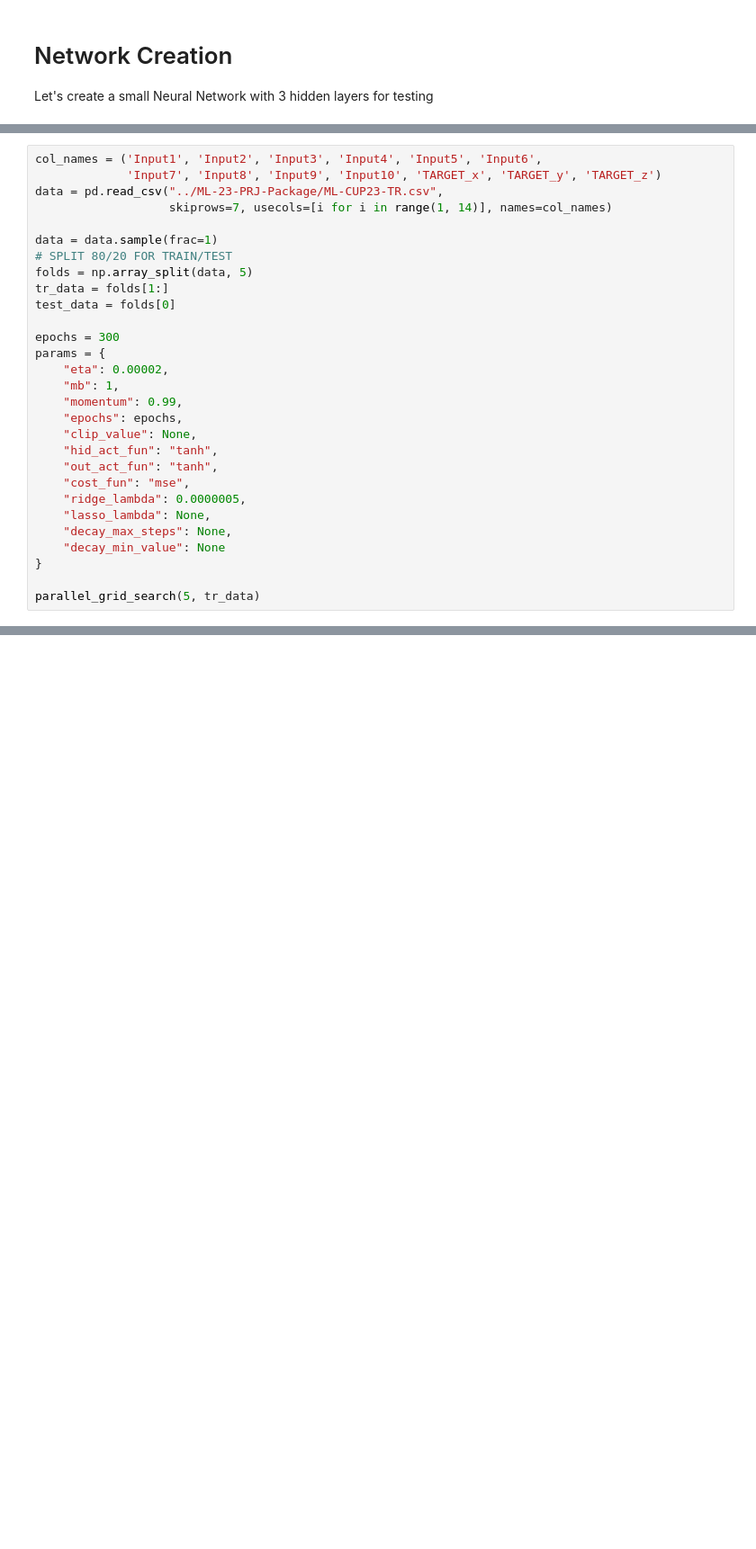
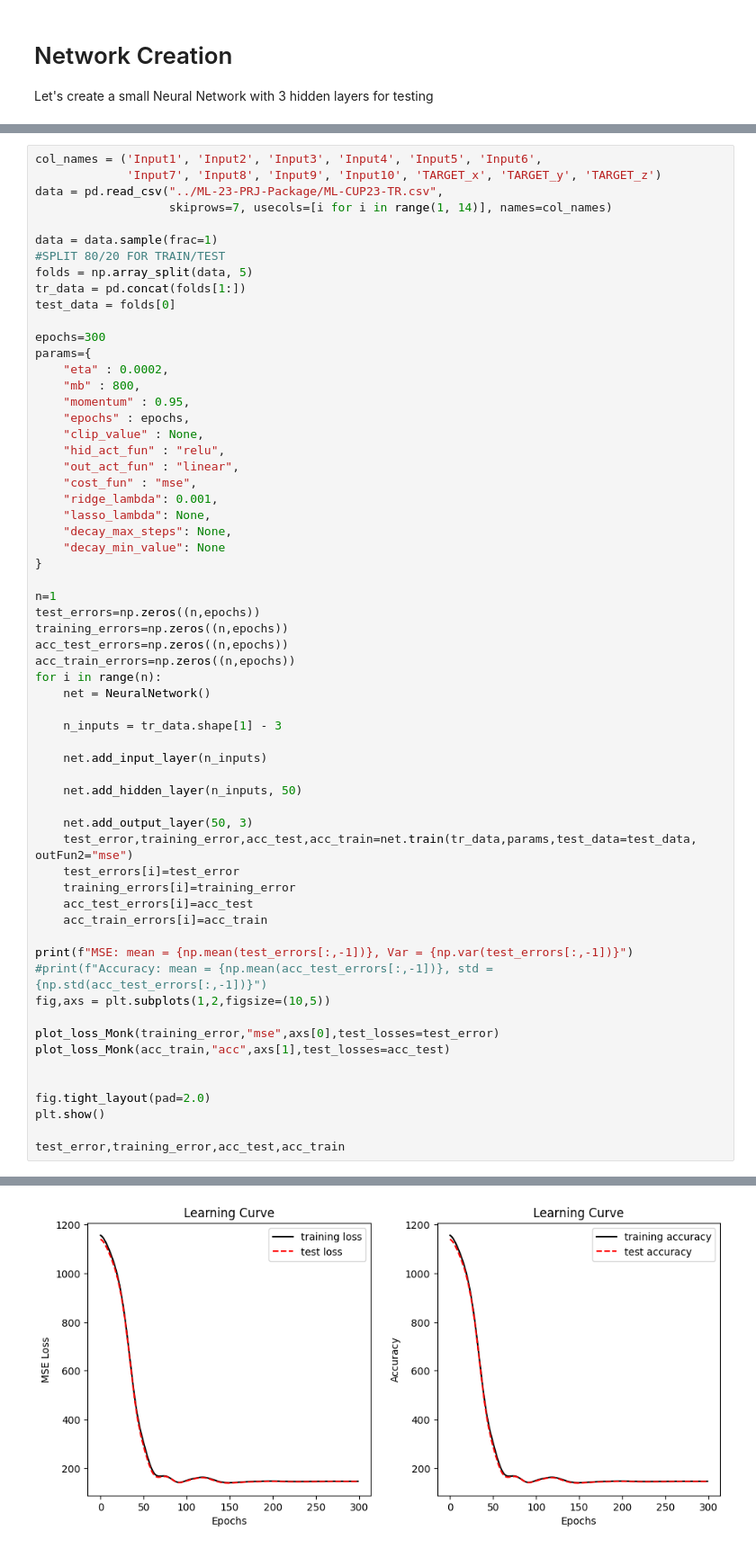
Before and after one commit to Nsivaa/ML, a Jupyter notebook: project/CUP_notebook.ipynb, the cells around one changed output, grey strips where cells are left out. Shown at 90% size. Drawn from its saved outputs; the diff is of its cells as text; blank space fills up the shorter version.

```diff
--- a/project/CUP_notebook.ipynb
+++ b/project/CUP_notebook.ipynb
@@ -14,25 +17,58 @@ data = pd.read_csv("../ML-23-PRJ-Package/ML-CUP23-TR.csv",
                    skiprows=7, usecols=[i for i in range(1, 14)], names=col_names)
 
 data = data.sample(frac=1)
-# SPLIT 80/20 FOR TRAIN/TEST
+#SPLIT 80/20 FOR TRAIN/TEST
 folds = np.array_split(data, 5)
-tr_data = folds[1:]
+tr_data = pd.concat(folds[1:])
 test_data = folds[0]
 
-epochs = 300
-params = {
-    "eta": 0.00002,
-    "mb": 1,
-    "momentum": 0.99,
-    "epochs": epochs,
-    "clip_value": None,
-    "hid_act_fun": "tanh",
-    "out_act_fun": "tanh",
-    "cost_fun": "mse",
-    "ridge_lambda": 0.0000005,
+epochs=300
+params={
+    "eta" : 0.0002,
+    "mb" : 800,
+    "momentum" : 0.95,
+    "epochs" : epochs,
+    "clip_value" : None,
+    "hid_act_fun" : "relu",
+    "out_act_fun" : "linear",
+    "cost_fun" : "mse",
+    "ridge_lambda": 0.001,
     "lasso_lambda": None,
     "decay_max_steps": None,
     "decay_min_value": None
 }
 
-parallel_grid_search(5, tr_data)
+n=1
+test_errors=np.zeros((n,epochs))
+training_errors=np.zeros((n,epochs))
+acc_test_errors=np.zeros((n,epochs))
+acc_train_errors=np.zeros((n,epochs))
+for i in range(n):
+    net = NeuralNetwork()
+
+    n_inputs = tr_data.shape[1] - 3
+
+    net.add_input_layer(n_inputs)
+
+    net.add_hidden_layer(n_inputs, 50)
+
+    net.add_output_layer(50, 3)
+    test_error,training_error,acc_test,acc_train=net.train(tr_data,params,test_data=test_data, outFun2="mse")
+    test_errors[i]=test_error
+    training_errors[i]=training_error
+    acc_test_errors[i]=acc_test
+    acc_train_errors[i]=acc_train
+
+print(f"MSE: mean = {np.mean(test_errors[:,-1])}, Var = {np.var(test_errors[:,-1])}")
+#print(f"Accuracy: mean = {np.mean(acc_test_errors[:,-1])}, std = {np.std(acc_test_errors[:,-1])}")
+fig,axs = plt.subplots(1,2,figsize=(10,5))
+
+plot_loss_Monk(training_error,"mse",axs[0],test_losses=test_error)
+plot_loss_Monk(acc_train,"acc",axs[1],test_losses=acc_test)
+
+
+fig.tight_layout(pad=2.0)
+plt.show()
+
+test_error,training_error,acc_test,acc_train
+# %% [output]
@@ -38,0 +77 @@ parallel_grid_search(5, tr_data)
+[figure, added]
```
Also changed, not shown: parts of 3 cells of this notebook.
